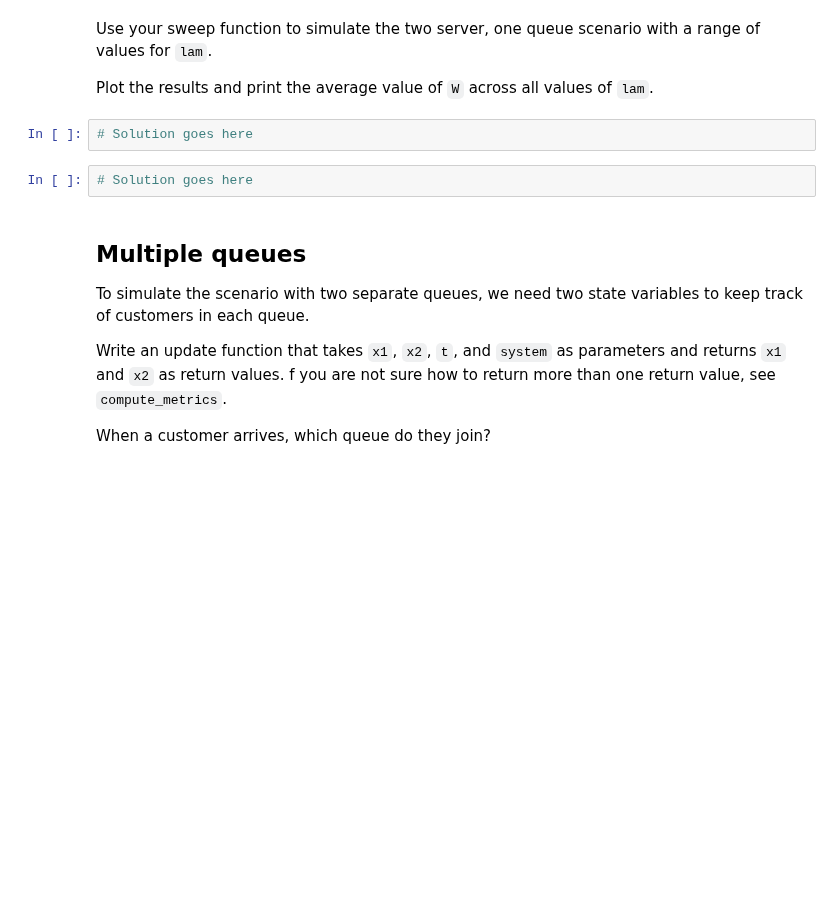
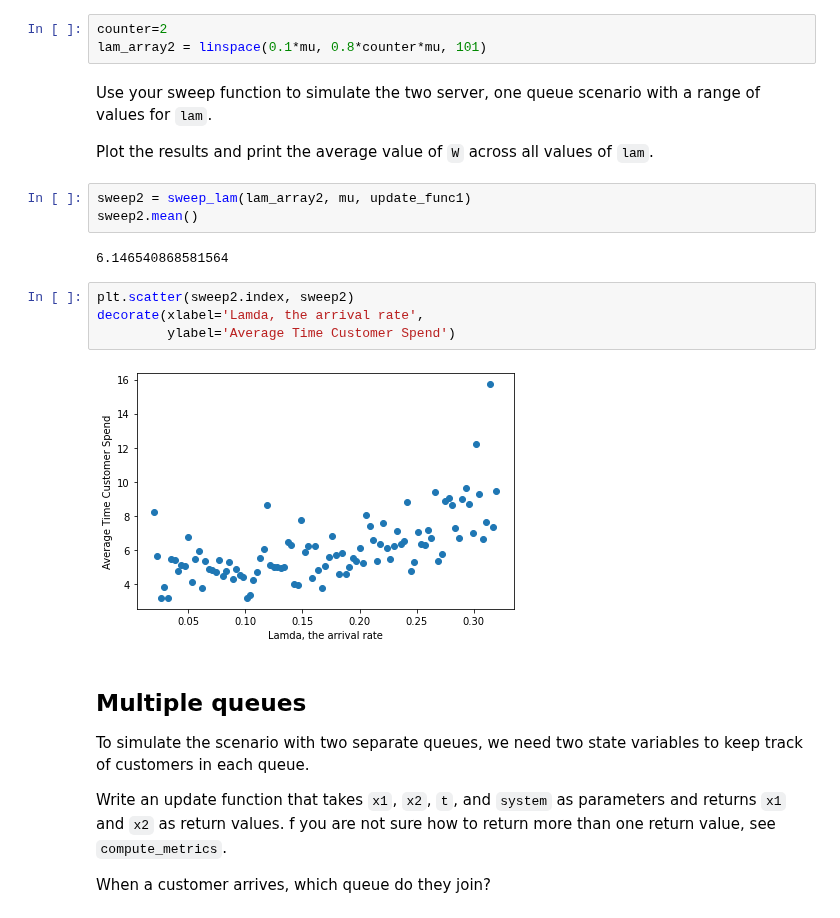
Before and after one commit to ferrysany/ModSimPy, a Jupyter notebook: examples/queue.ipynb, the cells around one changed output. Drawn from its saved outputs; the diff is of its cells as text; blank space fills up the shorter version.

```diff
--- a/examples/queue.ipynb
+++ b/examples/queue.ipynb
@@ -304,11 +307,21 @@ Create a new array of values for `lam` from 10% to 160% of `mu`.
+# %%
+counter=2
+lam_array2 = linspace(0.1*mu, 0.8*counter*mu, 101)
 # %% [markdown]
 Use your sweep function to simulate the two server, one queue scenario with a range of values for `lam`.
 
 Plot the results and print the average value of `W` across all values of `lam`.
-# %%
-# Solution goes here
-# %%
-# Solution goes here
+# %%
+sweep2 = sweep_lam(lam_array2, mu, update_func1)
+sweep2.mean()
+# %% [output]
+6.146540868581564
+# %%
+plt.scatter(sweep2.index, sweep2)
+decorate(xlabel='Lamda, the arrival rate',
+         ylabel='Average Time Customer Spend')
+# %% [output]
+[figure, added]
 # %% [markdown]
 ## Multiple queues
 
```
Also changed, not shown: parts of 4 cells of this notebook.
